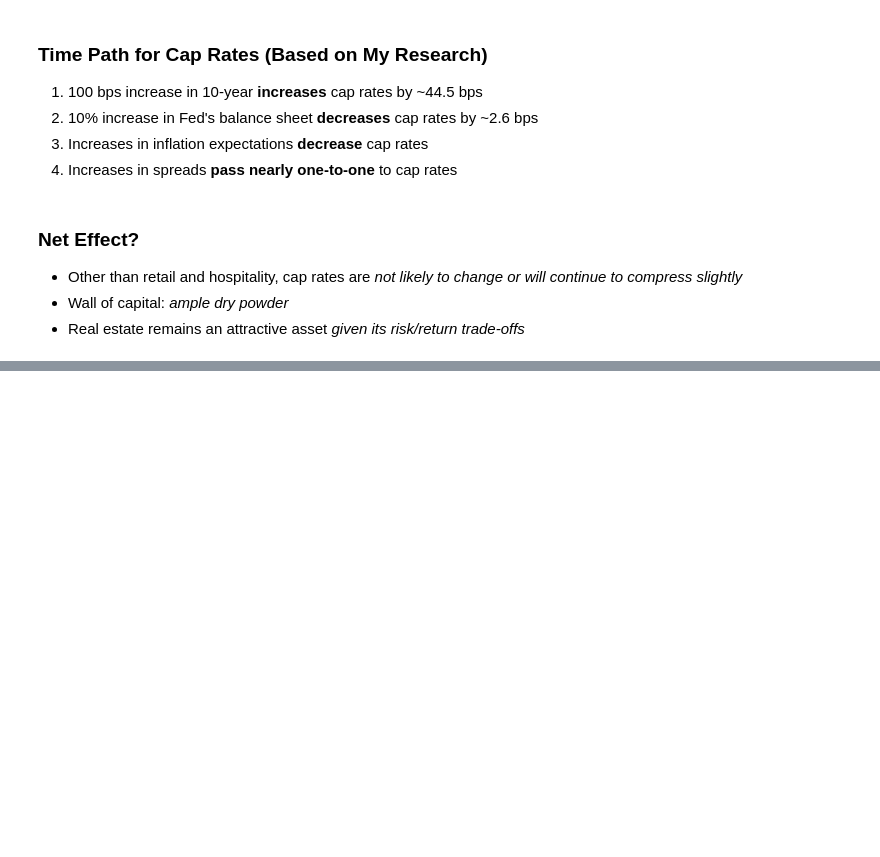
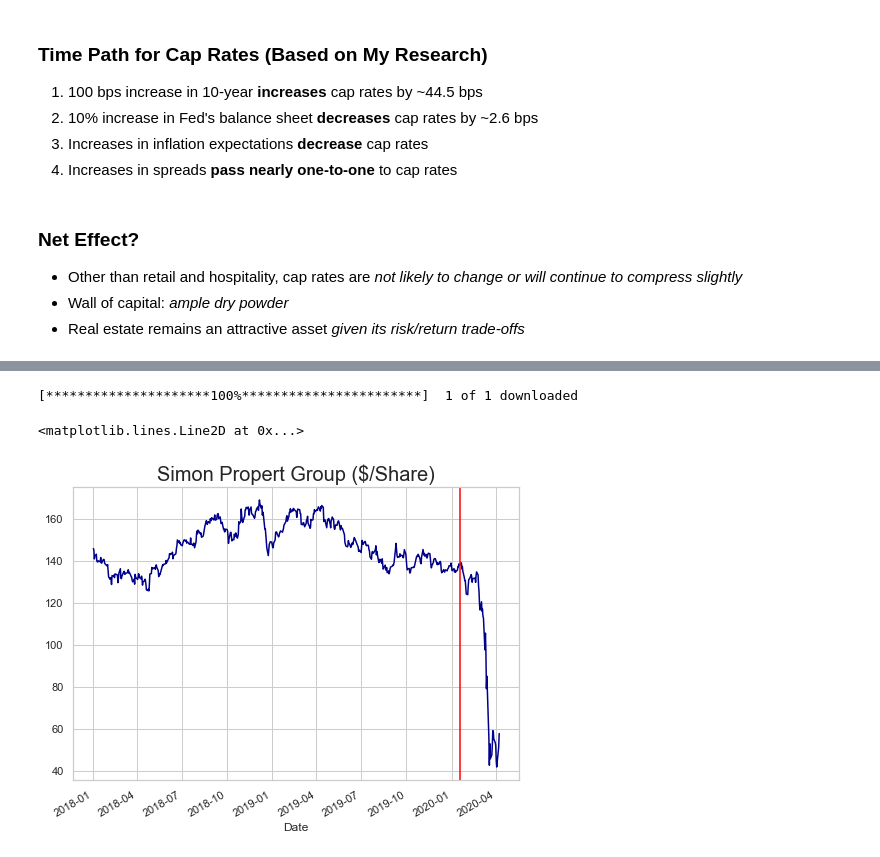
Before and after one commit to thsavage/CREF1-CE1005, a Jupyter notebook: Forces Shaping Commercial Real Estate.ipynb, the cells around one changed output, grey strips where cells are left out. Cells and saved outputs as stored; diff of their text form; code cells hidden in the pictures; blank space fills up the shorter version.

```diff
--- a/Forces Shaping Commercial Real Estate.ipynb
+++ b/Forces Shaping Commercial Real Estate.ipynb
@@ -208,0 +257,12 @@ Text(0, 0.5, '%')
+# %%
+start, end = "2018-01-01", "2020-04-08"
+retail = yf.download('SPG', start=start, end=end)
+retail = retail['Adj Close']
+plt.figure(figsize=(8, 6))
+retail.plot(color='darkblue')
+plt.title('Simon Propert Group ($/Share)', fontsize=20)
+plt.axvline(dt.datetime(2020, 1, 19), color="red")
+# %% [output]
+[*********************100%***********************]  1 of 1 downloaded
+<matplotlib.lines.Line2D at 0x...>
+[figure, added]
```
Also changed, not shown: parts of 18 cells of this notebook.
